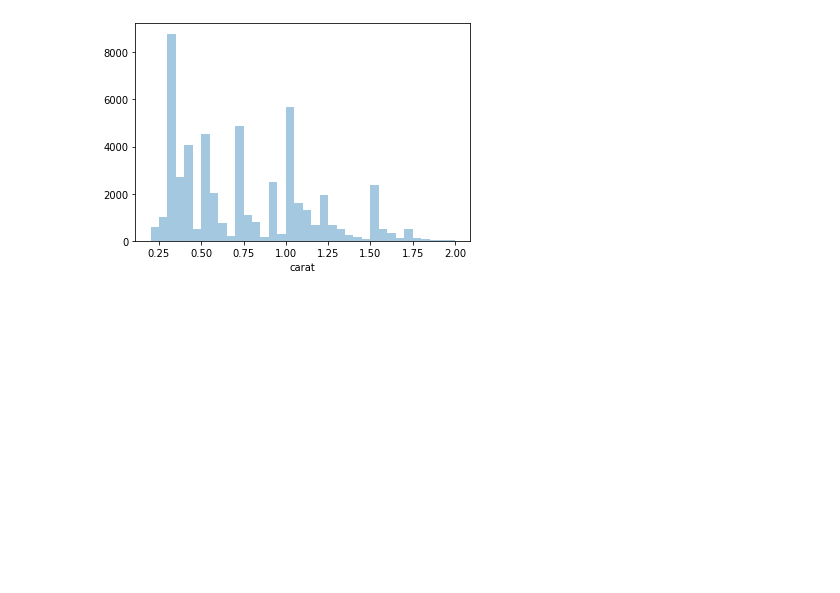
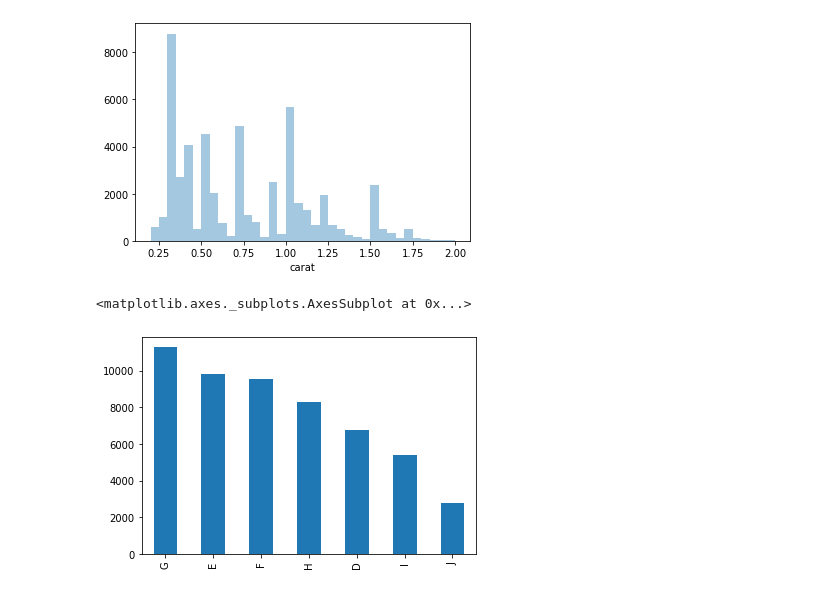
Before and after one commit to jmartindyer/FIN377-participation, a Jupyter notebook: L7 live coding.ipynb, the cells around one changed output. Cells and saved outputs as stored; diff of their text form; code cells hidden in the pictures; blank space fills up the shorter version.

```diff
--- a/L7 live coding.ipynb
+++ b/L7 live coding.ipynb
@@ -33,3 +13,8 @@ sns.distplot(diamonds['carat'],kde=False, bins=np.arange(0.2,2.05,.05).tolist())
 # %% [output]
 <matplotlib.axes._subplots.AxesSubplot at 0x...>
 [figure]
+# %%
+diamonds['color'].value_counts().plot.bar()
+# %% [output]
+<matplotlib.axes._subplots.AxesSubplot at 0x...>
+[figure, added]
```
Also changed, not shown: parts of 18 cells of this notebook.
